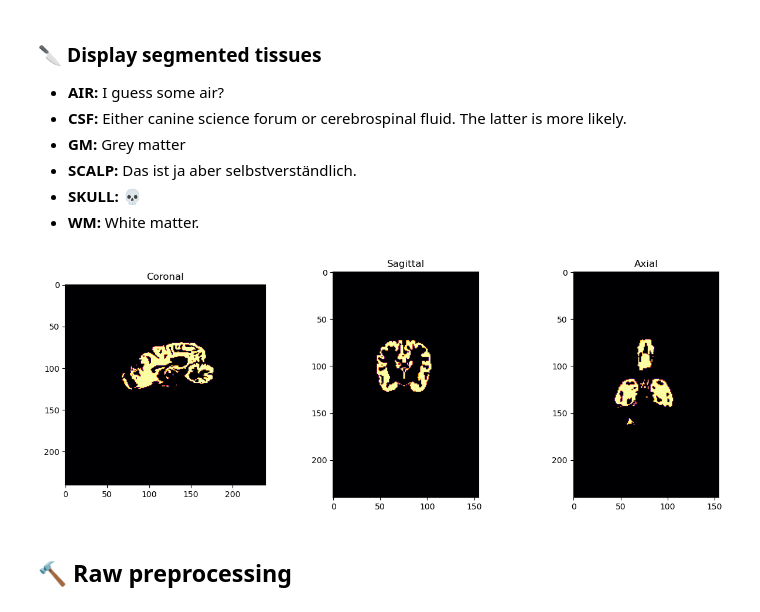
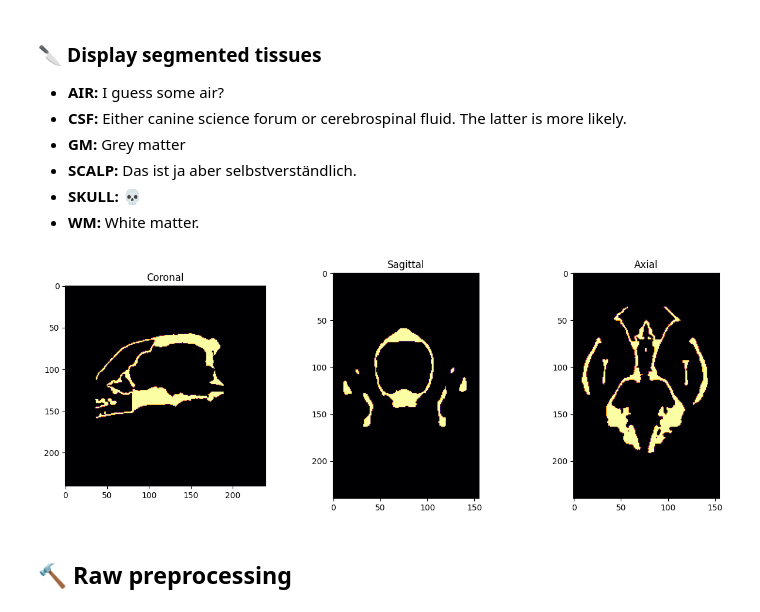
Before and after one commit to iamrblc/hddotter, a Jupyter notebook: scripts/hddotter.ipynb, the cells around one changed output. Saved outputs shown, nothing was run; the diff lists cells and outputs as text; code cells hidden in the pictures.

Commit message:
Added segmented anatomical nifti viewer for real now :D

```diff
--- a/scripts/hddotter.ipynb
+++ b/scripts/hddotter.ipynb
@@ -166,27 +167,27 @@ Falling back to a static output.
 - **WM:** White matter.
 # %%
 # Load a NIfTI file
-nifti_file = '../data/templates/odin/gm.nii.gz'
+nifti_file = '../data/templates/odin/skull.nii.gz'
 img = nib.load(nifti_file)
 
 # Get the image data from the NIfTI file
 data = img.get_fdata()
 
 # Plotting
 fig, axes = plt.subplots(1, 3, figsize=(15, 5))
 axes[0].imshow(data[:, :, data.shape[2] // 2], cmap='inferno')
 axes[1].imshow(data[:, data.shape[1] // 2, :], cmap='inferno')
 axes[2].imshow(data[data.shape[0] // 2, :, :], cmap='inferno')
 
 # Setting titles
 axes[0].set_title('Coronal')
 axes[1].set_title('Sagittal')
 axes[2].set_title('Axial')
 
 # Show the plot
 plt.show()
 # %% [output]
-[figure, old version]
+[figure, new version]
 # %% [markdown]
 ## 🔨 Raw preprocessing
 # %% [markdown]
```
Also changed, not shown: parts of 15 cells of this notebook, 1 other file.
